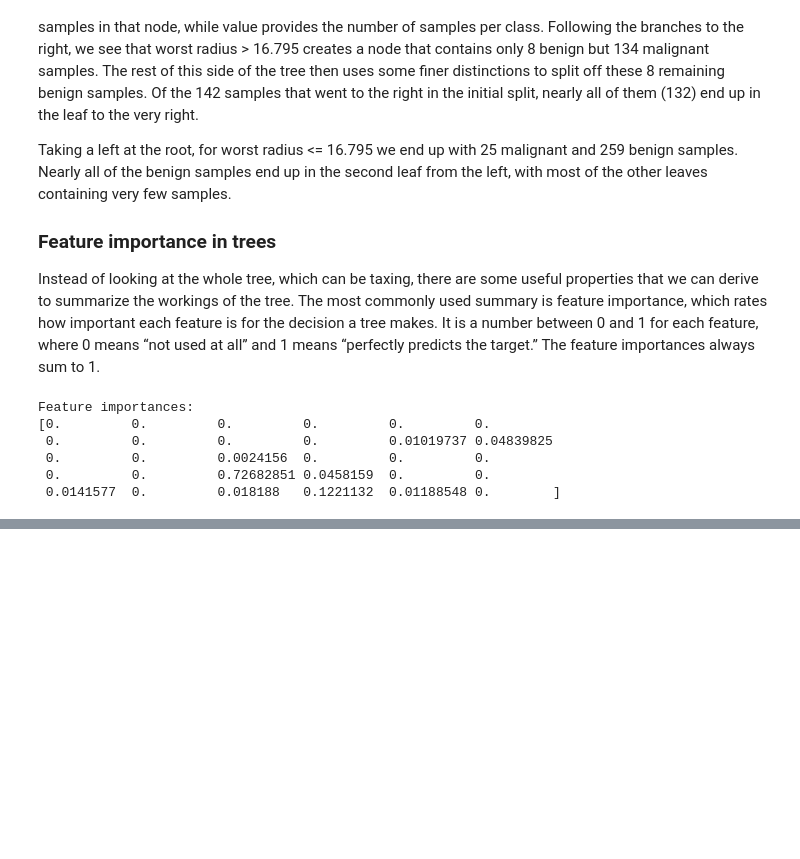
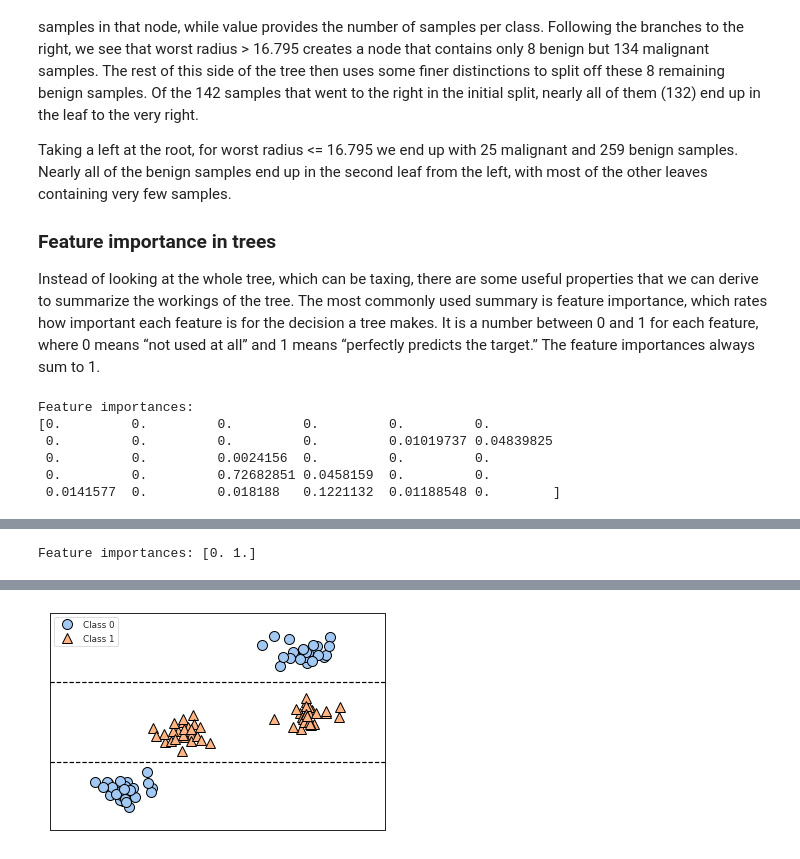
Before and after one commit to liggettla/intro_ML, a Jupyter notebook: jupyter/2_supervised_learning.ipynb, the cells around one changed output, grey strips where cells are left out. Drawn from its saved outputs; the diff is of its cells as text; code cells hidden in the pictures; blank space fills up the shorter version.

```diff
--- a/jupyter/2_supervised_learning.ipynb
+++ b/jupyter/2_supervised_learning.ipynb
@@ -859,0 +881,5 @@ Feature importances:
+# %%
+tree = mglearn.plots.plot_tree_not_monotone()
+display(tree)
+# %% [output]
+Feature importances: [0. 1.]
@@ -859,0 +887 @@ Feature importances:
+[figure, added]
```
Also changed, not shown: parts of 23 cells of this notebook, 2 other files.
